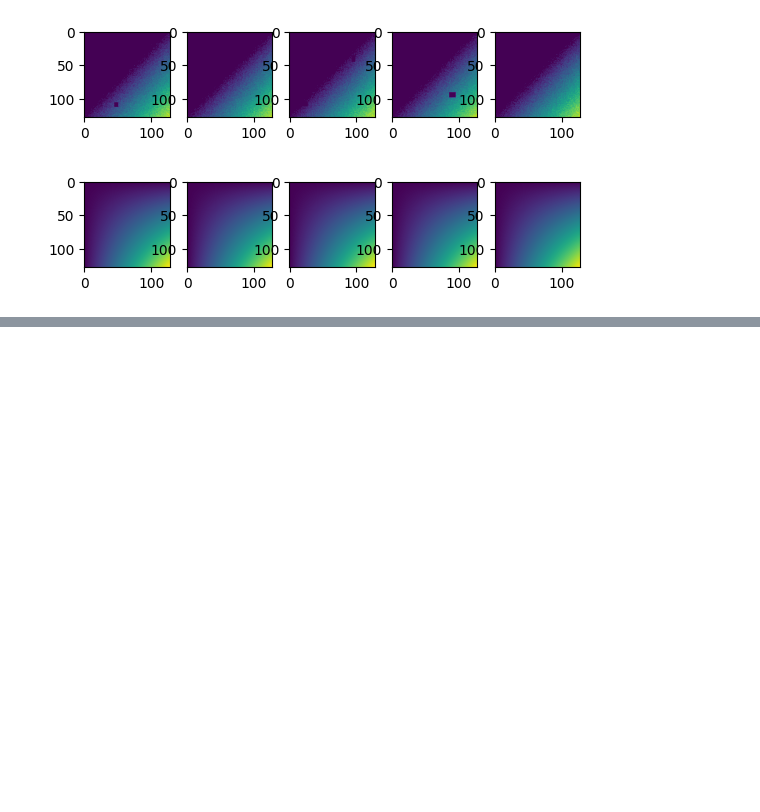
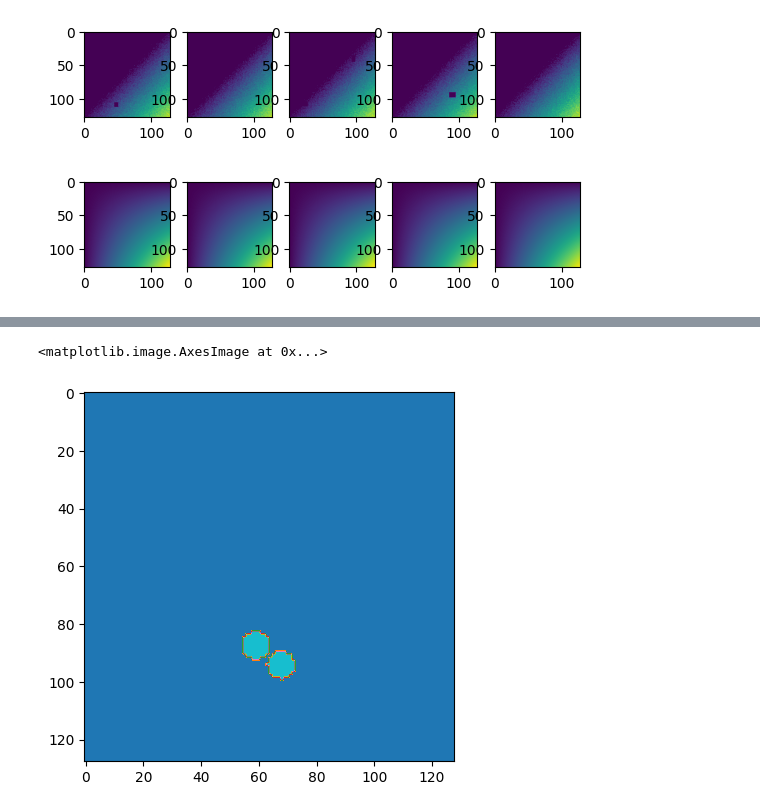
Before and after one commit to LauriKurki/molecule-net, a Jupyter notebook: notebooks/test_input_pipeline.ipynb, the cells around one changed output, grey strips where cells are left out. Drawn from its saved outputs; the diff is of its cells as text; code cells hidden in the pictures; blank space fills up the shorter version.

```diff
--- a/notebooks/test_input_pipeline.ipynb
+++ b/notebooks/test_input_pipeline.ipynb
@@ -369,0 +432,5 @@ plot_stack(batch['atom_map'])
+# %%
+plt.imshow(y[..., 7], cmap="tab10")
+# %% [output]
+<matplotlib.image.AxesImage at 0x...>
+[figure, added]
```
Also changed, not shown: parts of 5 cells of this notebook, 1 other file.
